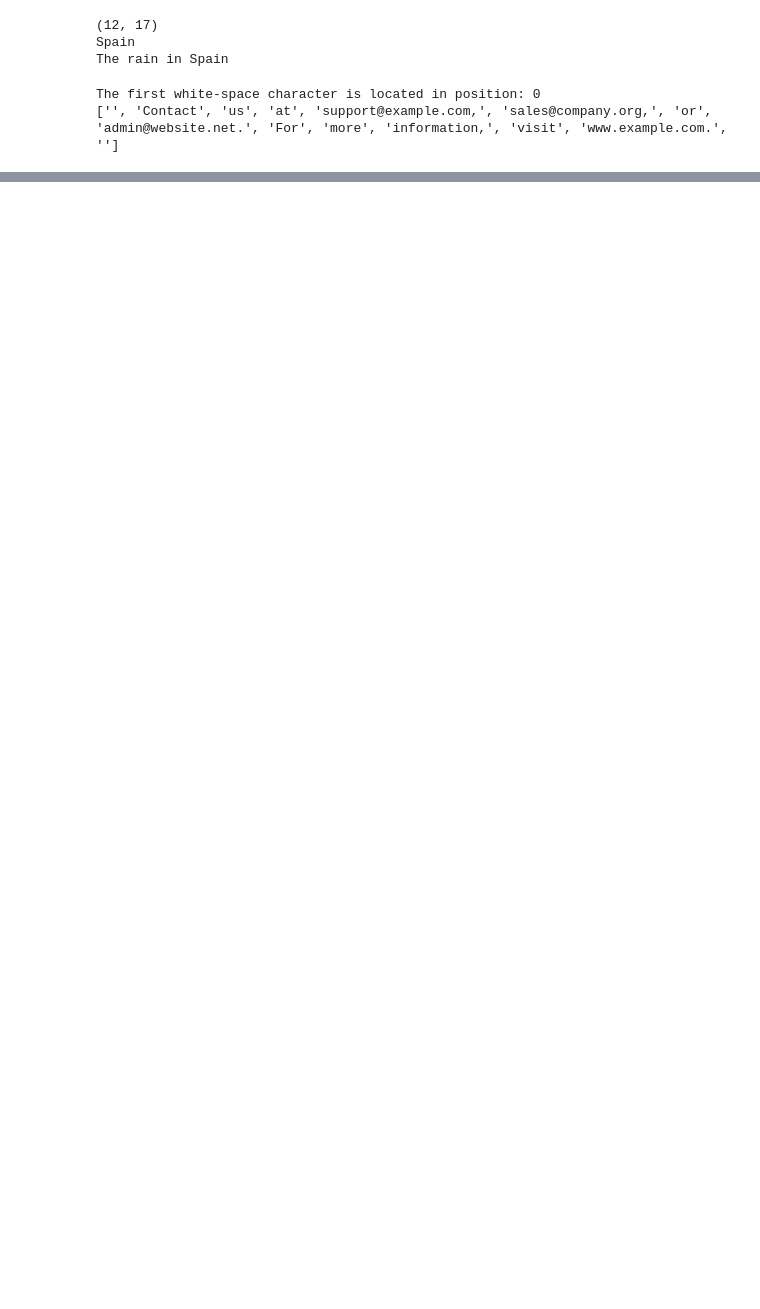
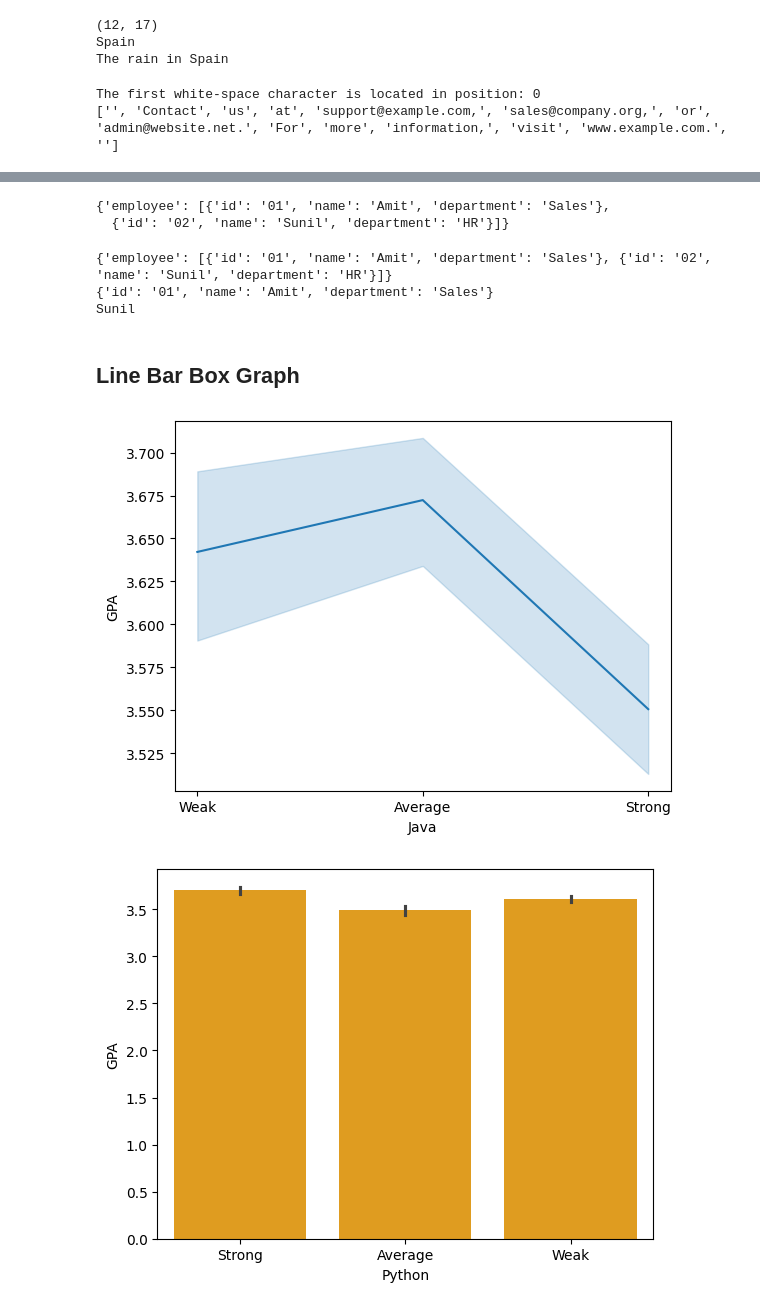
Before and after one commit to xoAyus/Python-for-Data-Science, a Jupyter notebook: Unit_2_PDS.ipynb, the cells around one changed output, grey strips where cells are left out. Cells and saved outputs as stored; diff of their text form; code cells hidden in the pictures; blank space fills up the shorter version.

```diff
--- a/Unit_2_PDS.ipynb
+++ b/Unit_2_PDS.ipynb
@@ -71,0 +158,30 @@ The first white-space character is located in position: 0
+# %%
+import json
+{
+"employee":[
+    {
+        "id":"01",
+        "name":"Amit",
+        "department":"Sales"
+    },
+    {
+        "id":"02",
+        "name":"Sunil",
+        "department":"HR"
+    }
+  ]
+}
+# %% [output]
+{'employee': [{'id': '01', 'name': 'Amit', 'department': 'Sales'},
+  {'id': '02', 'name': 'Sunil', 'department': 'HR'}]}
+# %%
+import json
+employee='{"employee":[{"id":"01","name":"Amit","department":"Sales"},{"id":"02","name":"Sunil","department":"HR"}]}'
+employee_dict=json.loads(employee)
+print(employee_dict)
+print(employee_dict["employee"][0])
+print(employee_dict["employee"][1]["name"])
+# %% [output]
+{'employee': [{'id': '01', 'name': 'Amit', 'department': 'Sales'}, {'id': '02', 'name': 'Sunil', 'department': 'HR'}]}
+{'id': '01', 'name': 'Amit', 'department': 'Sales'}
+Sunil
@@ -71,0 +191,15 @@ The first white-space character is located in position: 0
+# %% [markdown]
+## Line Bar Box Graph
+# %%
+import numpy
+import pandas as pd
+import matplotlib.pyplot as plt
+import seaborn as sns
+data = pd.read_csv("cs_students.csv")
+sns.lineplot(x="Java",y="GPA",data=data)
+plt.show()
+sns.barplot(x="Python",y="GPA",data=data,color="orange")
+plt.show()
+# %% [output]
+[figure, added]
+[figure, added]
```
Also changed, not shown: parts of 18 cells of this notebook.
